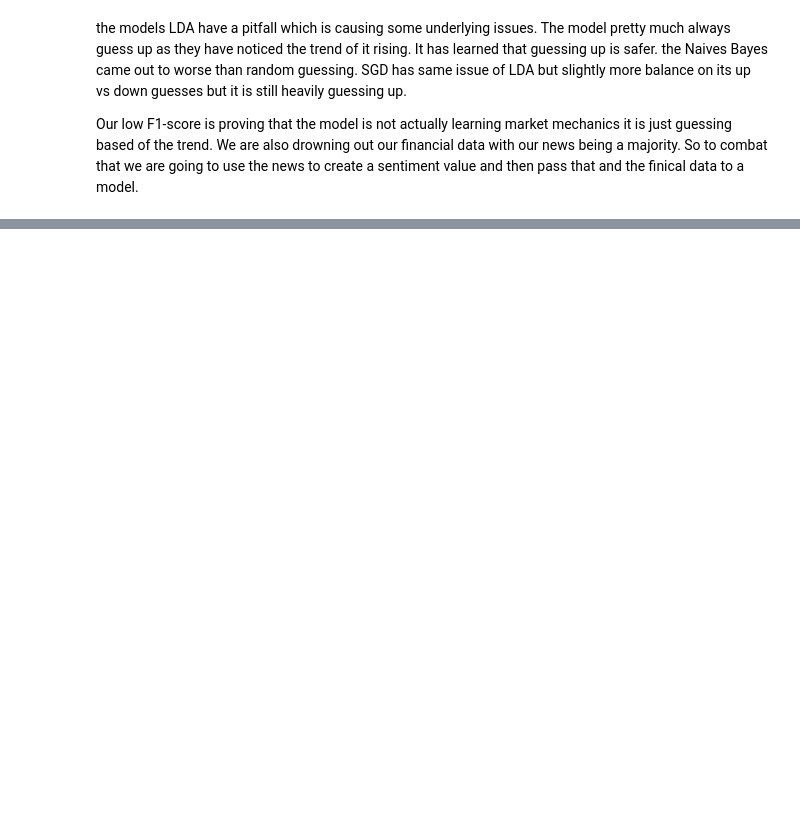
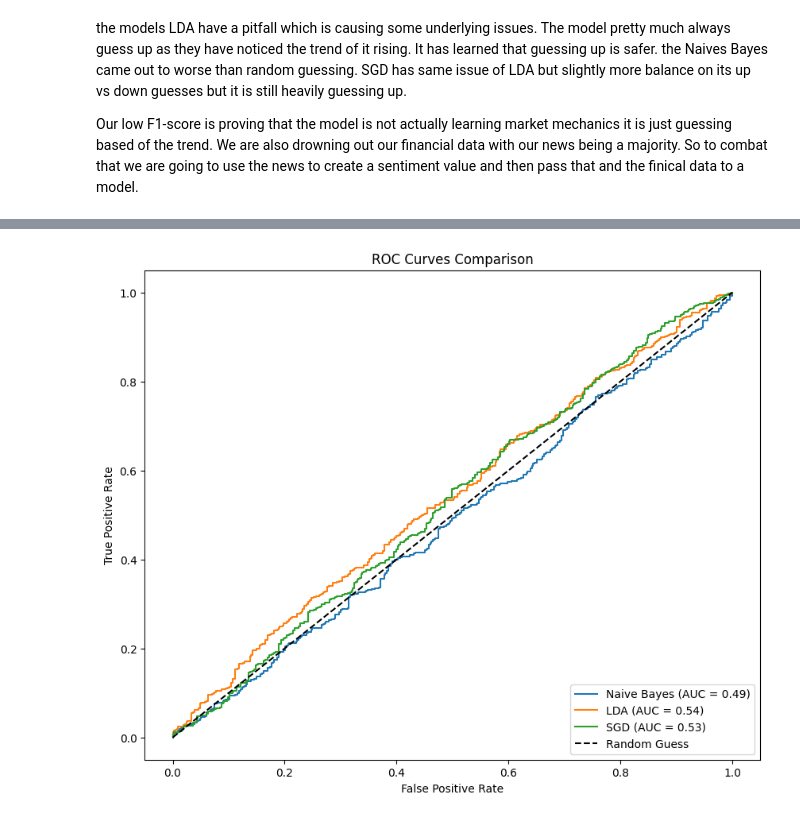
Before and after one commit to vincentzouras/financial-sentiment-analysis, a Jupyter notebook: 12_retesting_baselines.ipynb, the cells around one changed output, grey strips where cells are left out. Saved outputs shown, nothing was run; the diff lists cells and outputs as text; code cells hidden in the pictures; blank space fills up the shorter version.

Commit message:
added ROC curves for visualizing best model

```diff
--- a/12_retesting_baselines.ipynb
+++ b/12_retesting_baselines.ipynb
@@ -167,0 +172,30 @@ Our low F1-score is proving that the model is not actually learning market mecha
+# %%
+from sklearn.metrics import roc_curve, auc
+import matplotlib.pyplot as plt
+
+plt.figure(figsize=(10, 8))
+
+
+def plot_roc(model, X_test, y_test, label):
+    try:
+        y_prob = model.predict_proba(X_test)[:, 1]
+    except AttributeError:
+        y_prob = model.decision_function(X_test)
+    fpr, tpr, _ = roc_curve(y_test, y_prob)
+    roc_auc = auc(fpr, tpr)
+    plt.plot(fpr, tpr, label=f"{label} (AUC = {roc_auc:.2f})")
+
+
+plot_roc(pipeline_mnb, X_test, y_test, "Naive Bayes")
+plot_roc(pipeline_lda, X_test, y_test, "LDA")
+plot_roc(pipeline_sgd, X_test, y_test, "SGD")
+
+plt.plot([0, 1], [0, 1], "k--", label="Random Guess")
+
+plt.xlabel("False Positive Rate")
+plt.ylabel("True Positive Rate")
+plt.title("ROC Curves Comparison")
+plt.legend(loc="lower right")
+plt.show()
+# %% [output]
+[figure, added]
```
Also changed, not shown: parts of 4 cells of this notebook, 3 other files.
